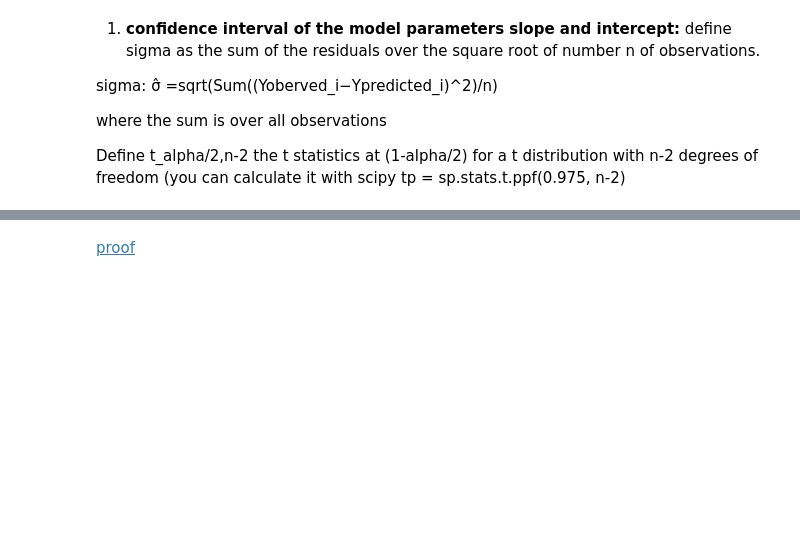
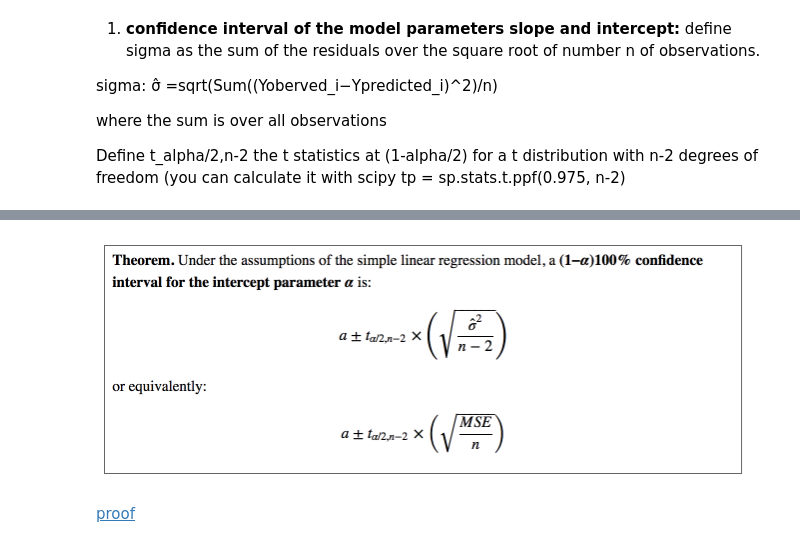
Before and after one commit to xoxoaseka/PUI2017_fl1210, a Jupyter notebook: HW5_fl1210/Assignment_3.ipynb, the cells around one changed output, grey strips where cells are left out. Drawn from its saved outputs; the diff is of its cells as text; code cells hidden in the pictures; blank space fills up the shorter version.

```diff
--- a/HW5_fl1210/Assignment_3.ipynb
+++ b/HW5_fl1210/Assignment_3.ipynb
@@ -434,6 +433,8 @@ IOError: [Errno 2] No such file or directory: u'../Lab5_fb55/confidence_interval
 # %%
 from IPython.display import Image
-Image(filename="../Lab5_fb55/confidence_intervals_regression2.png")
+Image("https://raw.githubusercontent.com/fedhere/PUI2017_fb55/master/Lab5_fb55/confidence_intervals_regression2.png")
+# %% [output]
+[figure, added]
 # %% [markdown]
 [proof](https://onlinecourses.science.psu.edu/stat414/node/280)
 # %% [markdown]
```
Also changed, not shown: parts of 11 cells of this notebook.
